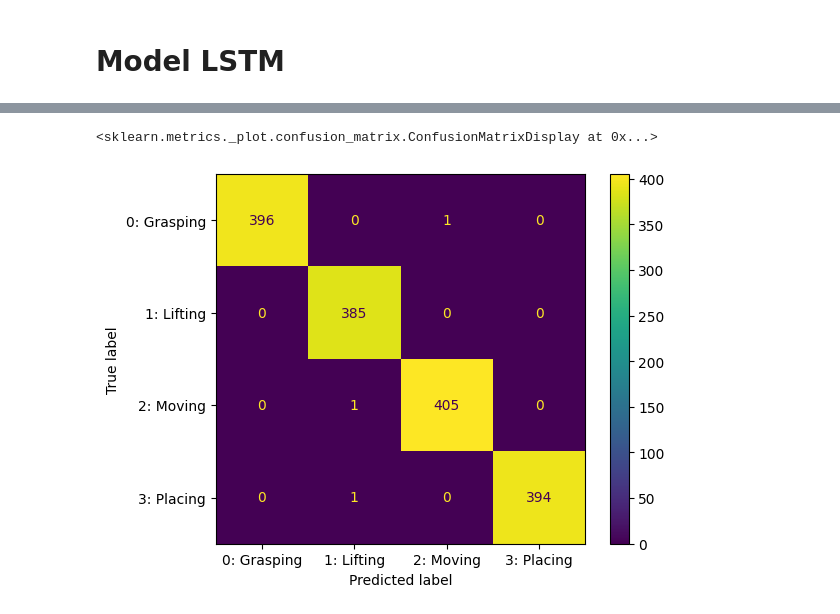
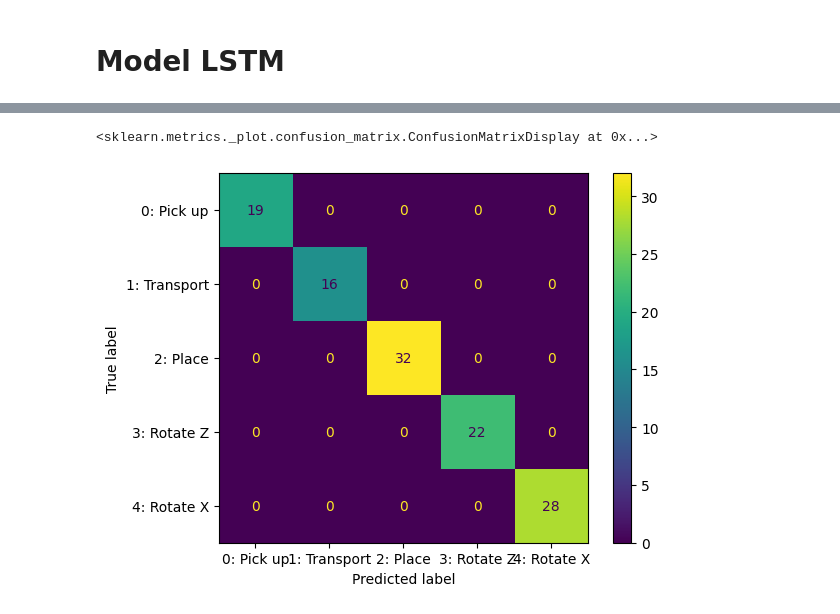
Before and after one commit to panomwat-w/human_intent_recognition, a Jupyter notebook: model.ipynb, the cells around one changed output, grey strips where cells are left out. Saved outputs shown, nothing was run; the diff lists cells and outputs as text; code cells hidden in the pictures.

```diff
--- a/model.ipynb
+++ b/model.ipynb
@@ -52,5 +65,0 @@ movings_motion = [np.array(motion["motion"])[:,:2] for motion in movings]
-# %%
-import matplotlib.pyplot as plt
-
-for motion in movings_motion[:]:
-    plt.plot(motion[:,0], motion[:,1], 'o-')
@@ -58,0 +109,15 @@ for motion in movings_motion[:]:
+# %%
+for i in range(5):
+    movings = [x for x in data if x["label"] == i]
+    movings_motion = [np.array(motion["motion"])[:,:3] for motion in movings]
+    plt.figure(figsize=(5,5))
+    ax = plt.axes(projection='3d')
+    for motion in movings_motion:
+        ax.plot3D(motion[:,0], motion[:,1], motion[:,2])
+    plt.xlabel("x")
+    plt.ylabel("y")
+    ax.set_zlabel("z")
+    plt.xlim(-0.2, 0.2)
+    plt.ylim(-0.2, 0.2)
+    ax.set_zlim(-0.2, 0.2)
+    plt.show()
@@ -69,17 +140,25 @@ Number of classes :  4
 # %%
-def data_augment(tmp_x, n=5):
+def data_augment(tmp_x, n=5, translation=True, scale=True, origin=(0.04, 0.00, 0.02)):
     augment_data = []
+    tmp_x_aug = tmp_x.copy()
     for i in range(n):
-        offset = np.random.normal(loc=0.0, scale=0.03, size=3)
-        noise = np.random.normal(loc=offset, scale=0.001, size=(tmp_x.shape[0], 3))
 
-        tmp_x_aug = tmp_x + noise
+        if scale:
+            factor = np.random.normal(loc=1.0, scale=0.2, size=1)
+            tmp_x_aug = factor * (tmp_x_aug - np.array(origin)) + np.array(origin)
+
+        if translation:
+            offset = np.random.normal(loc=0.0, scale=0.03, size=3)
+            tmp_x_aug = tmp_x_aug + offset
+
         augment_data.append(tmp_x_aug)
     augment_data = np.stack(augment_data)
     return augment_data
 # %%
 y = []
 X = []
+X_augment = []
+y_augment = []
 for x in data:
     # One-hot encoder
     tmp_y = np.zeros((num_classes))
@@ -94,11 +173,13 @@ for x in data:
     # tmp_x_lag = np.concatenate([np.zeros((1, tmp_x.shape[1])), tmp_x[:-1, :]]) # lag 1
     # velocity = tmp_x - tmp_x_lag
     # tmp_x = np.concatenate([tmp_x, velocity], axis=1)
-    y.extend([tmp_y] * (n_augment))
+    y_augment.extend([tmp_y] * (n_augment))
     X.append(tmp_x)
-    X.extend(list(augment_data))
+    X_augment.extend(list(augment_data))
 X = np.stack(X)
 y = np.stack(y)
+X_augment = np.stack(X_augment)
+y_augment = np.stack(y_augment)
 # %%
 X_train, X_test, y_train, y_test = train_test_split(X, y, test_size=0.2, random_state=42)
 # %%
@@ -349,9 +430,9 @@ weighted avg       1.00      1.00      1.00      1583
 # %%
 from sklearn.metrics import ConfusionMatrixDisplay
 ConfusionMatrixDisplay.from_predictions(y_test_bool,
                                         y_pred_bool,
-                                        display_labels=["0: Grasping","1: Lifting","2: Moving","3: Placing"],
+                                        display_labels=["0: Pick up","1: Transport","2: Place","3: Rotate Z","4: Rotate X"],
                                         )
 # %% [output]
 <sklearn.metrics._plot.confusion_matrix.ConfusionMatrixDisplay at 0x...>
-[figure, old version]
+[figure, new version]
```
Also changed, not shown: parts of 24 cells of this notebook, 51 other files.
